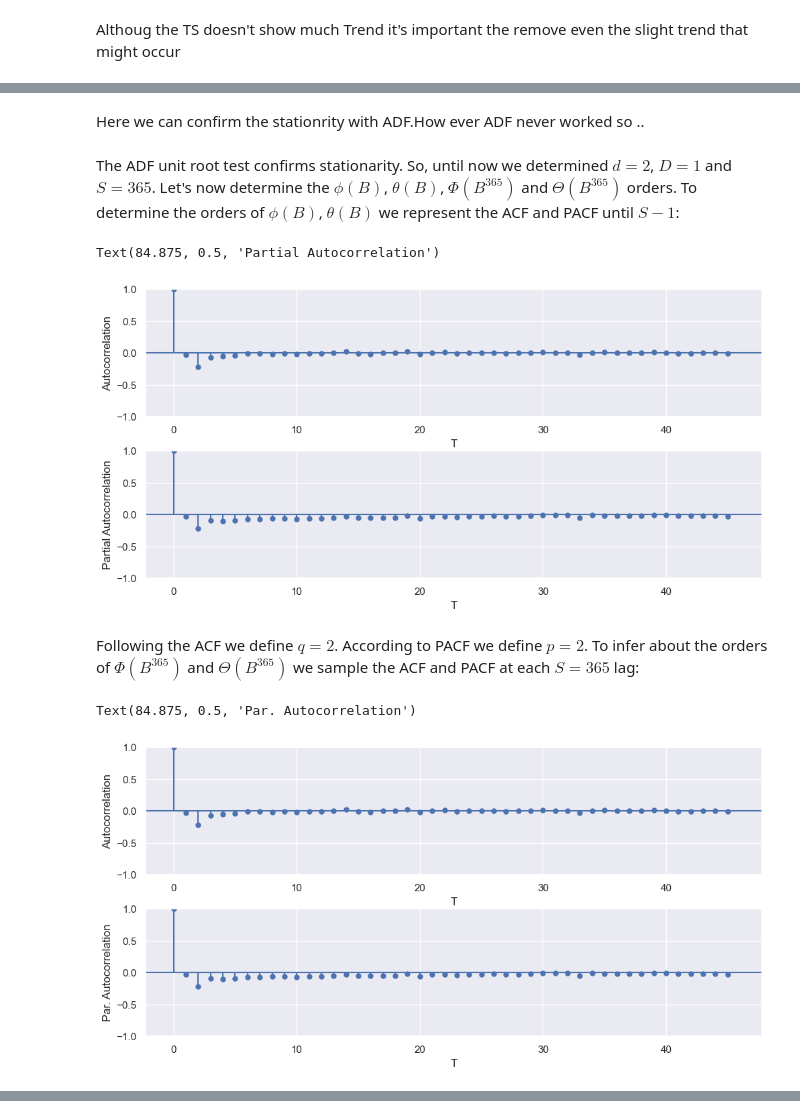
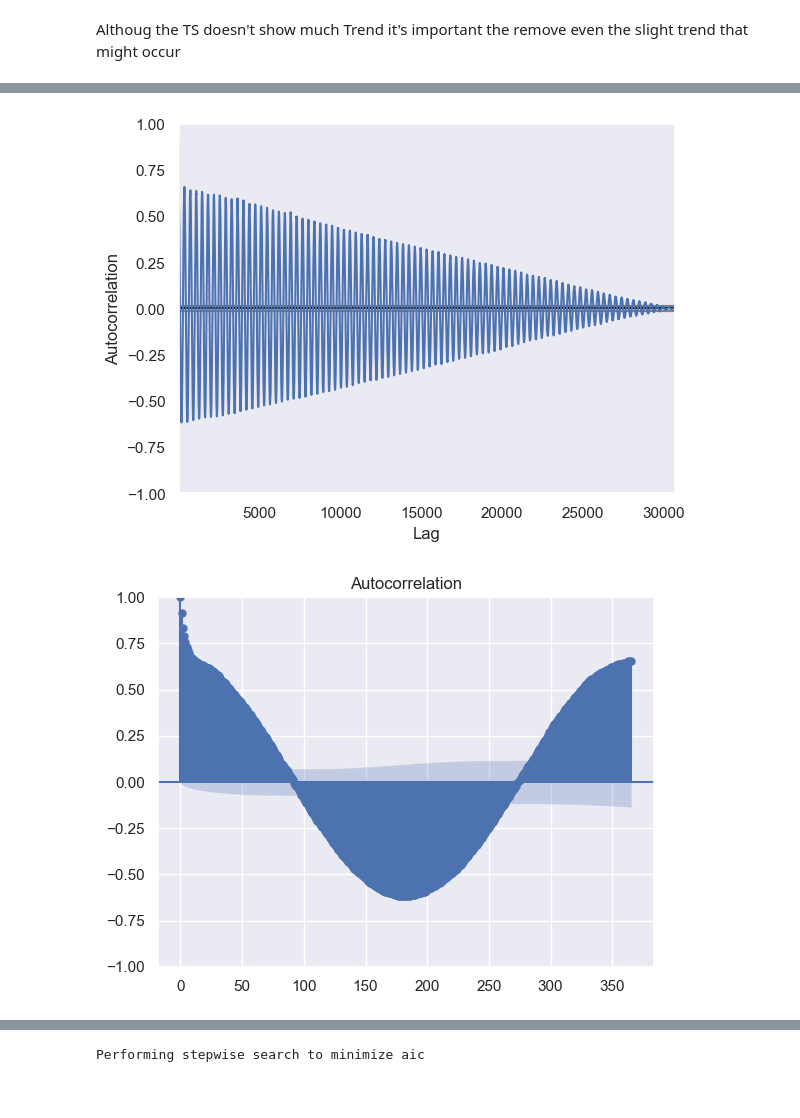
Before and after one commit to esmaailalbarazi/TimeSeriesProject, a Jupyter notebook: Project_local.ipynb, the cells around one changed output, grey strips where cells are left out. Saved outputs shown, nothing was run; the diff lists cells and outputs as text; code cells hidden in the pictures.

```diff
--- a/Project_local.ipynb
+++ b/Project_local.ipynb
@@ -625,37 +490,0 @@ Text(85.0, 0.5, 'Par. Autocorrelation')
-# %% [markdown]
-Here we can confirm the stationrity with ADF.How ever ADF never worked so ..
-# %% [markdown]
-The ADF unit root test confirms stationarity. So, until now we determined $d=2$, $D=1$ and $S=365$. Let's now determine the $\phi(B)$, $\theta(B)$, $\Phi(B^{365})$ and $\Theta(B^{365})$ orders. To determine the orders of $\phi(B)$, $\theta(B)$ we represent the ACF and PACF until $S-1$:
-# %%
-fig, axs=plt.subplots(2,figsize=(10,5))
-fig.tight_layout()
-
-plot_acf( temp_mean_no_trend_2nd_order_no_season.dropna(), ax = axs[0], title = '')
-axs[0].set_xlabel('T')
-axs[0].set_ylabel('Autocorrelation')
-
-plot_pacf( temp_mean_no_trend_2nd_order_no_season.dropna(), ax = axs[1], title = '')
-axs[1].set_xlabel('T')
-axs[1].set_ylabel('Partial Autocorrelation')
-# %% [output]
-Text(84.875, 0.5, 'Partial Autocorrelation')
-[figure, removed]
-# %% [markdown]
-Following the ACF we define $q=2$. According to PACF we define $p=2$. To infer about the orders of $\Phi(B^{365})$ and $\Theta(B^{365})$ we sample the ACF and PACF at each $S=365$ lag:
-# %%
-# lags should follow a understandable range .. in the class it was (0,40,12)
-# cause the seaonality repreats in 12 samples, in our case its 365 , for so  i tried the following range
-# lags  = range(0, 365*num_years,365) ... but it doesn't work
-fig, axs=plt.subplots(2,figsize=(10,5))
-fig.tight_layout()
-plot_acf( temp_mean_no_trend_2nd_order_no_season.dropna(),ax = axs[0], title = '')
-axs[0].set_xlabel("T")
-axs[0].set_ylabel("Autocorrelation")
-
-
-plot_pacf( temp_mean_no_trend_2nd_order_no_season.dropna(), ax = axs[1], title = '')
-axs[1].set_xlabel("T")
-axs[1].set_ylabel("Par. Autocorrelation")
-# %% [output]
-Text(84.875, 0.5, 'Par. Autocorrelation')
-[figure, removed]
@@ -684,0 +491,12 @@ plt.legend()
+# %%
+from pandas.plotting import autocorrelation_plot
+from statsmodels.graphics.tsaplots import plot_acf
+from statsmodels.graphics.tsaplots import plot_pacf
+autocorrelation_plot(weekly_mean)
+plot_acf(weekly_mean, lags=365)
+plt.show()
+plot_pacf(weekly_mean, lags=365)
+plt.show()
+# %% [output]
+[figure, added]
+[figure, added]
@@ -684,0 +504,6 @@ plt.legend()
+# %%
+import pmdarima as pmd
+
+model=pmd.auto_arima(temp_mean,start_p=1,start_q=1,m=365,seasonal=True,trace=True)
+# %% [output]
+Performing stepwise search to minimize aic
```
Also changed, not shown: parts of 13 cells of this notebook, 1 other file.
